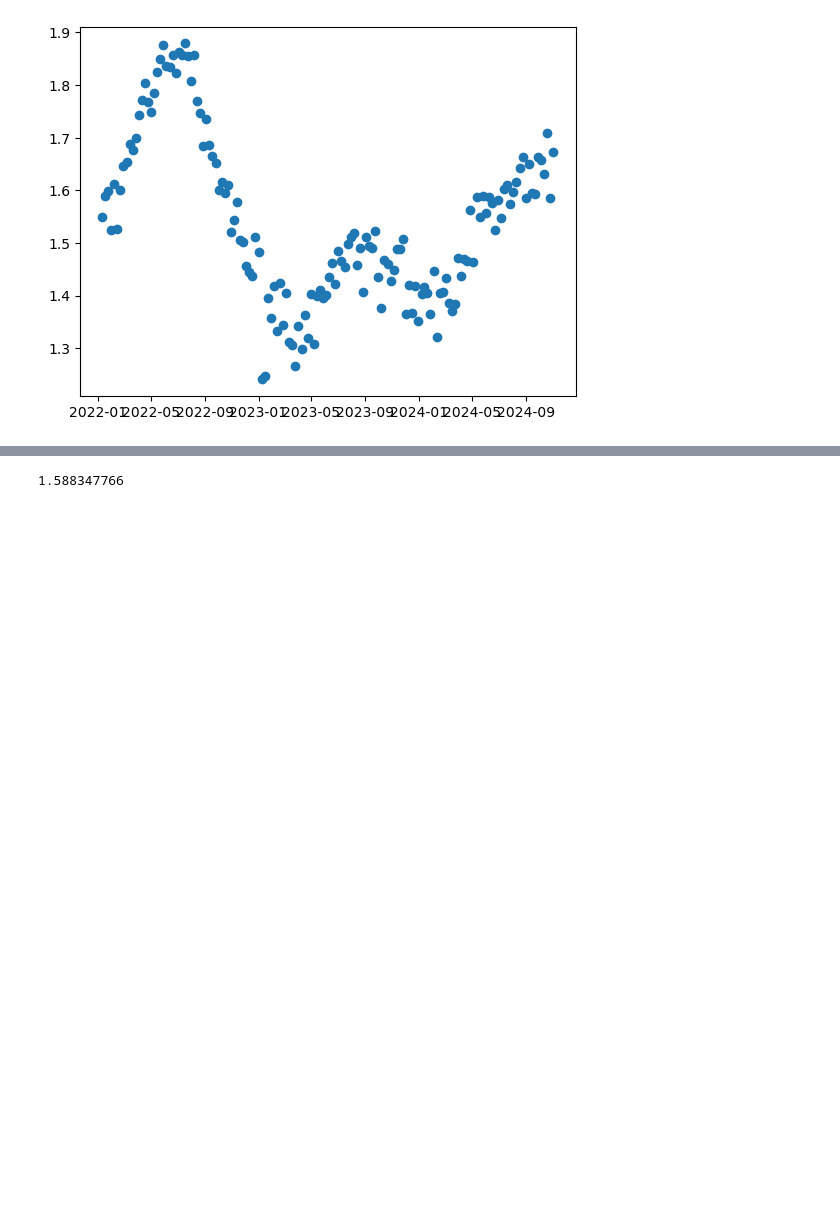
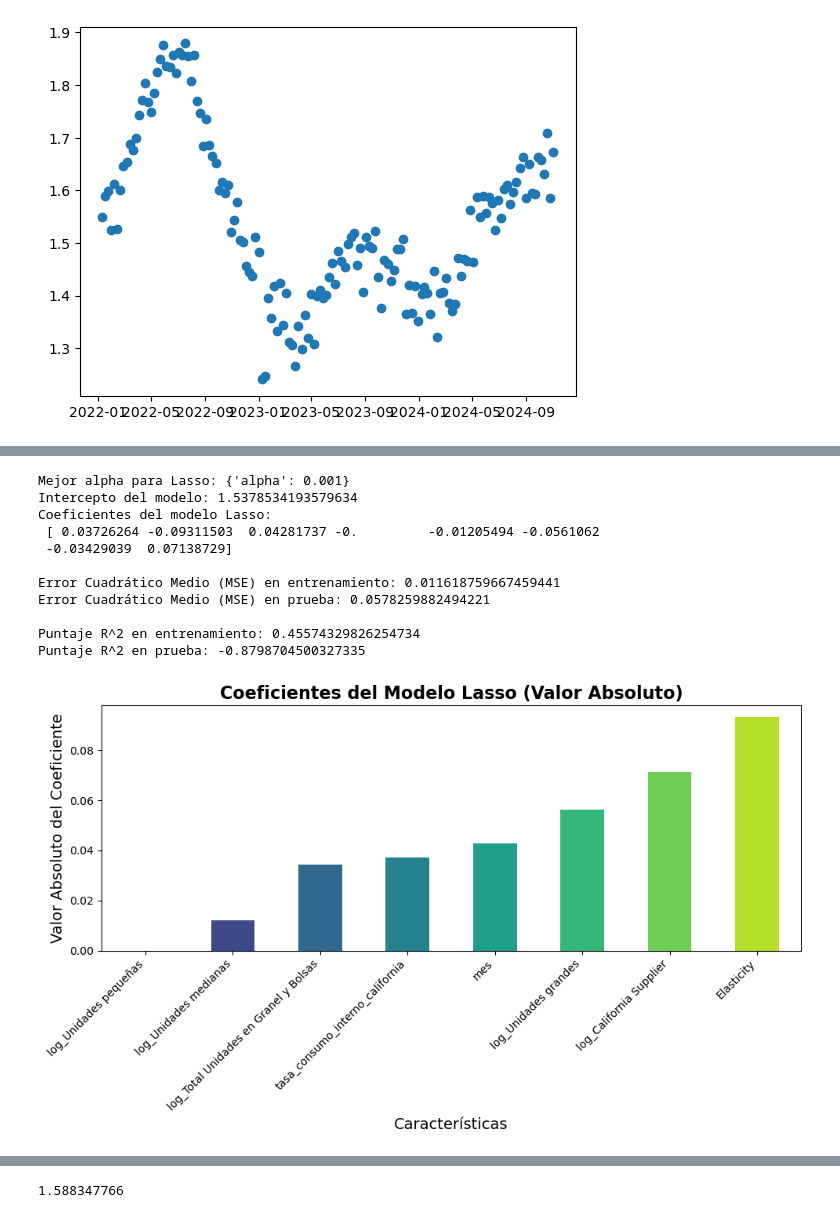
Before and after one commit to arboldeku/Avocado-2.0, a Jupyter notebook: code/modelos_predicciones.ipynb, the cells around one changed output, grey strips where cells are left out. Drawn from its saved outputs; the diff is of its cells as text; code cells hidden in the pictures; blank space fills up the shorter version.

```diff
--- a/code/modelos_predicciones.ipynb
+++ b/code/modelos_predicciones.ipynb
@@ -280,0 +499,63 @@ plt.show()
+# %%
+from sklearn.metrics import mean_squared_error, r2_score
+
+# Escalamos las características
+scaler = StandardScaler()
+X_scaled = scaler.fit_transform(X_clean)
+
+# Dividimos los datos en entrenamiento y prueba
+X_train, X_test, y_train, y_test = train_test_split(X_scaled, y_clean, test_size=0.2, random_state=42)
+
+# Definimos el modelo Lasso y realizamos una búsqueda de hiperparámetros
+lasso = Lasso()
+param_grid = {'alpha': np.logspace(-3, 3, 50)}  # Prueba alphas desde 0.001 a 1000
+grid_search = GridSearchCV(lasso, param_grid, scoring='r2', cv=5)
+grid_search.fit(X_train, y_train)
+
+# Mejor modelo Lasso
+best_lasso = grid_search.best_estimator_
+
+# Predicciones con el mejor modelo
+y_train_pred_lasso = best_lasso.predict(X_train)
+y_test_pred_lasso = best_lasso.predict(X_test)
+
+# Evaluación del modelo
+mse_lasso_train = mean_squared_error(y_train, y_train_pred_lasso)
+mse_lasso_test = mean_squared_error(y_test, y_test_pred_lasso)
+r2score_lasso_train = r2_score(y_train, y_train_pred_lasso)
+r2score_lasso_test = r2_score(y_test, y_test_pred_lasso)
+
+# Resultados
+print('Mejor alpha para Lasso:', grid_search.best_params_)
+print('Intercepto del modelo:', best_lasso.intercept_)
+print('Coeficientes del modelo Lasso:\n', best_lasso.coef_)
+print('\nError Cuadrático Medio (MSE) en entrenamiento:', mse_lasso_train)
+print('Error Cuadrático Medio (MSE) en prueba:', mse_lasso_test)
+print('\nPuntaje R^2 en entrenamiento:', r2score_lasso_train)
+print('Puntaje R^2 en prueba:', r2score_lasso_test)
+
+# Coeficientes ordenados por valor absoluto
+coefs_lasso = pd.Series(np.abs(best_lasso.coef_), index=X_clean.columns).sort_values(ascending=False)
+
+# Graficamos los coeficientes
+plt.figure(figsize=(10, 6))
+coefs_lasso.sort_values(ascending=True).plot(kind='bar', color=sns.color_palette("viridis", n_colors=len(coefs_lasso)))
+plt.title('Coeficientes del Modelo Lasso (Valor Absoluto)', fontsize=16, weight='bold')
+plt.xlabel('Características', fontsize=14)
+plt.ylabel('Valor Absoluto del Coeficiente', fontsize=14)
+plt.xticks(rotation=45, ha='right')
+plt.tight_layout()
+plt.show()
+# %% [output]
+Mejor alpha para Lasso: {'alpha': 0.001}
+Intercepto del modelo: 1.5378534193579634
+Coeficientes del modelo Lasso:
+ [ 0.03726264 -0.09311503  0.04281737 -0.         -0.01205494 -0.0561062
+ -0.03429039  0.07138729]
+
+Error Cuadrático Medio (MSE) en entrenamiento: 0.011618759667459441
+Error Cuadrático Medio (MSE) en prueba: 0.0578259882494221
+
+Puntaje R^2 en entrenamiento: 0.45574329826254734
+Puntaje R^2 en prueba: -0.8798704500327335
+[figure, added]
```
Also changed, not shown: parts of 28 cells of this notebook, 2 other files.
